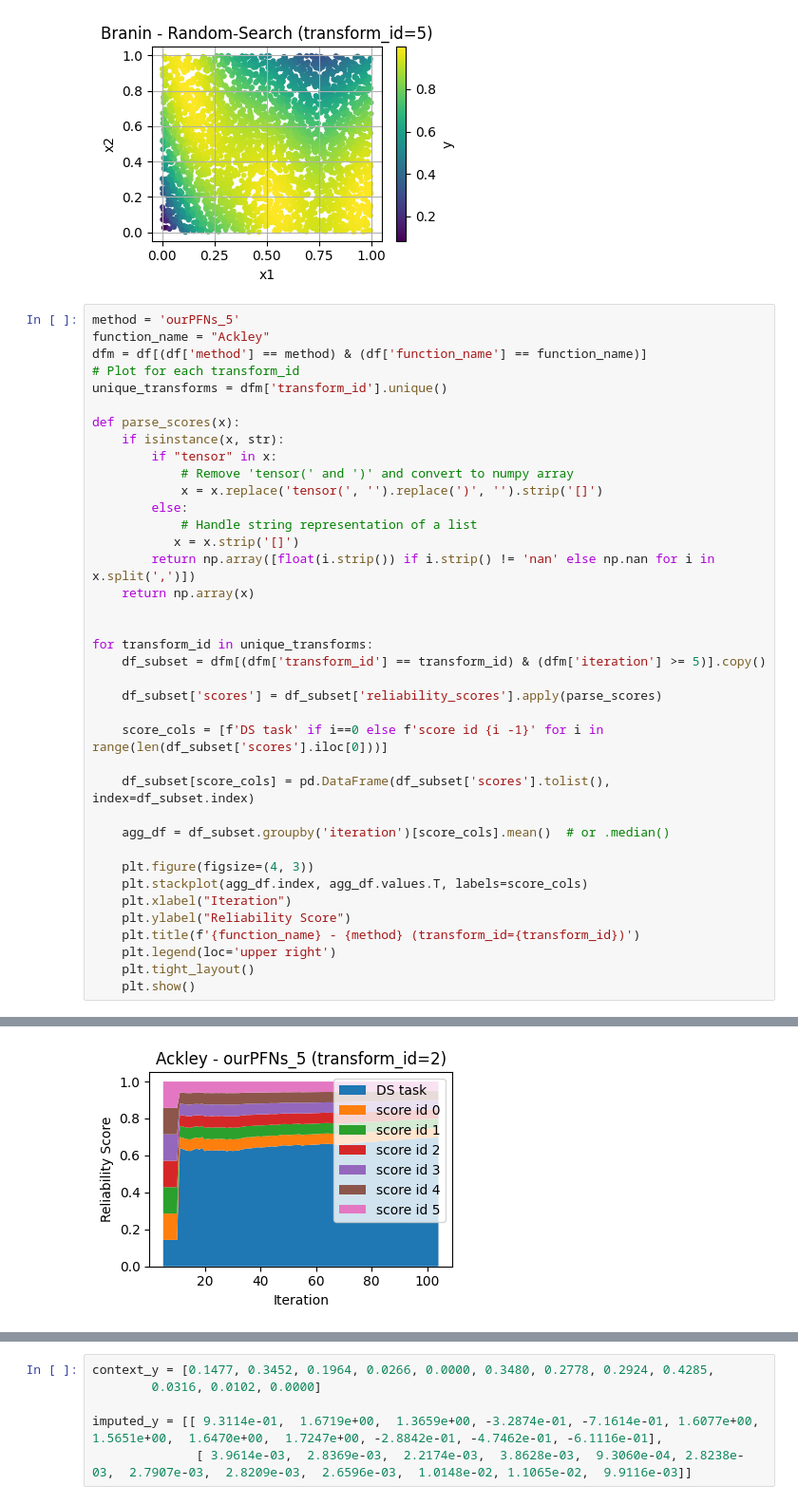
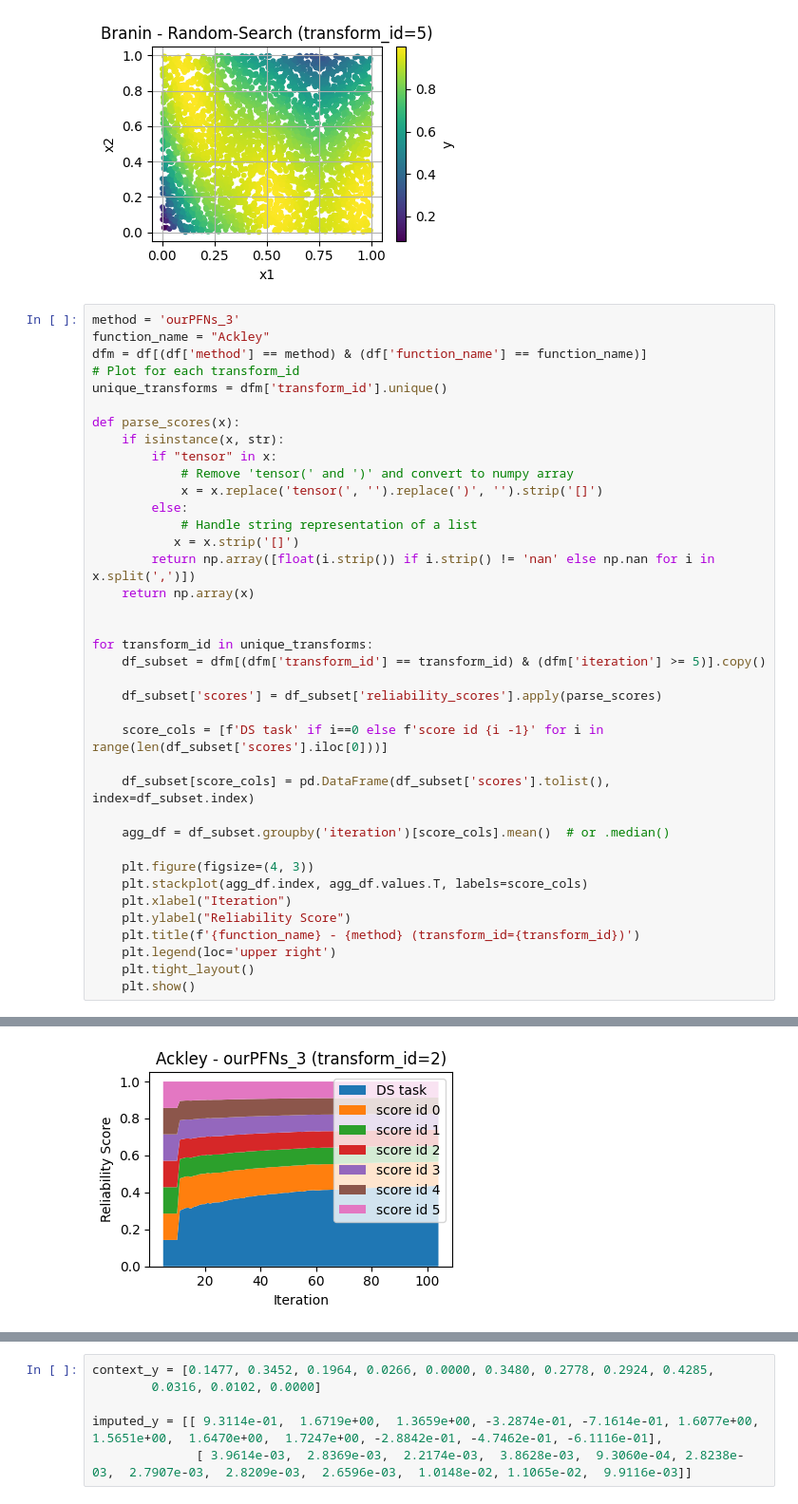
Before and after one commit to timruhkopf/ExperiencedFT-PFNs, a Jupyter notebook: HPO_tasks/Synthetic/plot.ipynb, the cells around one changed output, grey strips where cells are left out. Shown at 95% size. Drawn from its saved outputs; the diff is of its cells as text.

```diff
--- a/HPO_tasks/Synthetic/plot.ipynb
+++ b/HPO_tasks/Synthetic/plot.ipynb
@@ -152,7 +152,7 @@ for transform_id in unique_transforms:
 [figure]
 [figure]
 # %%
-method = 'ourPFNs_5'
+method = 'ourPFNs_3'
 function_name = "Ackley"
 dfm = df[(df['method'] == method) & (df['function_name'] == function_name)]
 # Plot for each transform_id
@@ -195 +195 @@ for transform_id in unique_transforms:
-[figure, old version]
+[figure, new version]
```
Also changed, not shown: parts of 3 cells of this notebook, 1 other file.
